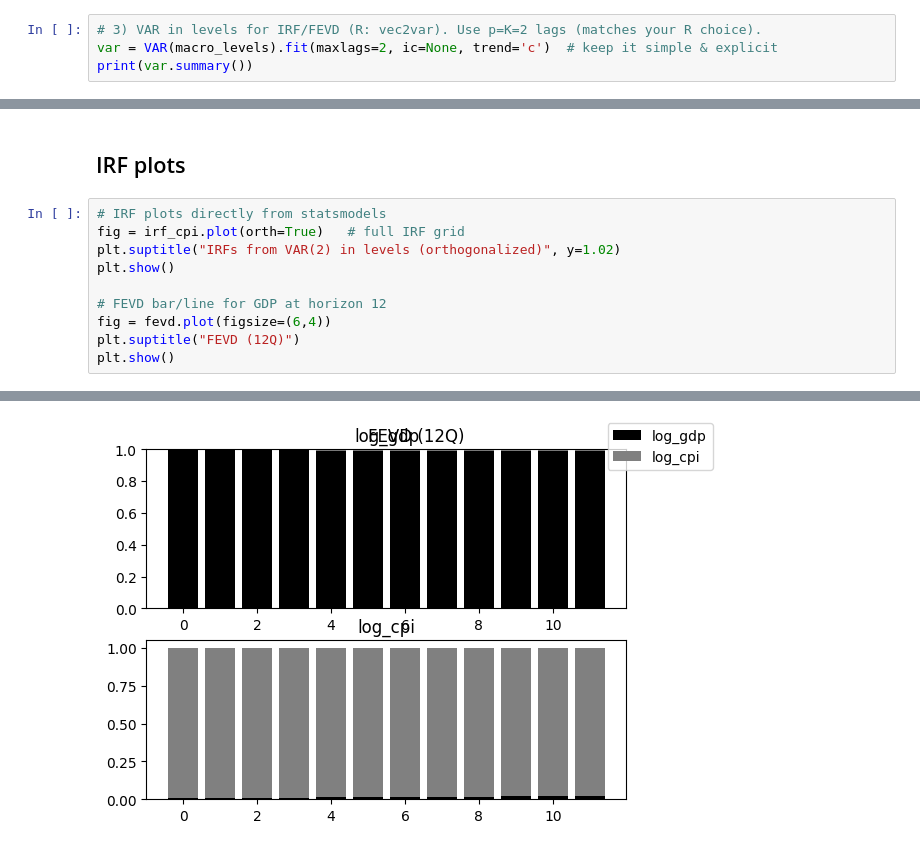
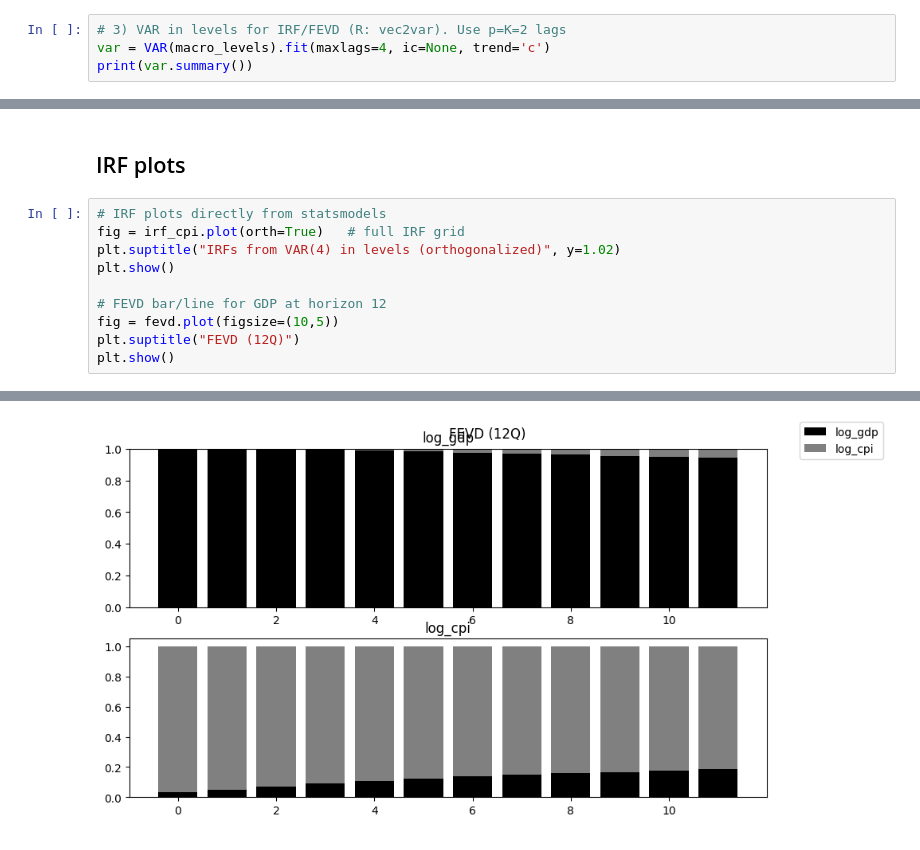
Before and after one commit to ruchimal3586/investment-analytics, a Jupyter notebook: macro-credit-sim/notebooks/macro-vecm-demo.ipynb, the cells around one changed output, grey strips where cells are left out. Drawn from its saved outputs; the diff is of its cells as text.

```diff
--- a/macro-credit-sim/notebooks/macro-vecm-demo.ipynb
+++ b/macro-credit-sim/notebooks/macro-vecm-demo.ipynb
@@ -98,8 +101,8 @@ beta.1         1.0000          0          0      0.000       1.000       1.000
 beta.2        -0.3887      0.177     -2.192      0.028      -0.736      -0.041
 ==============================================================================
 # %%
-# 3) VAR in levels for IRF/FEVD (R: vec2var). Use p=K=2 lags (matches your R choice).
-var = VAR(macro_levels).fit(maxlags=2, ic=None, trend='c')  # keep it simple & explicit
+# 3) VAR in levels for IRF/FEVD (R: vec2var). Use p=K=2 lags
+var = VAR(macro_levels).fit(maxlags=4, ic=None, trend='c')
 print(var.summary())
 # %% [output]
   Summary of Regression Results
@@ -228,11 +327,11 @@ Stagflation: blended effect, moderate and persistent.
 # %%
 # IRF plots directly from statsmodels
 fig = irf_cpi.plot(orth=True)   # full IRF grid
-plt.suptitle("IRFs from VAR(2) in levels (orthogonalized)", y=1.02)
+plt.suptitle("IRFs from VAR(4) in levels (orthogonalized)", y=1.02)
 plt.show()
 
 # FEVD bar/line for GDP at horizon 12
-fig = fevd.plot(figsize=(6,4))
+fig = fevd.plot(figsize=(10,5))
 plt.suptitle("FEVD (12Q)")
 plt.show()
 # %% [output]
@@ -240,2 +339,2 @@ plt.show()
-[figure, old version]
+[figure, new version]
 # %% [markdown]
```
Also changed, not shown: parts of 12 cells of this notebook, 1 other file.
